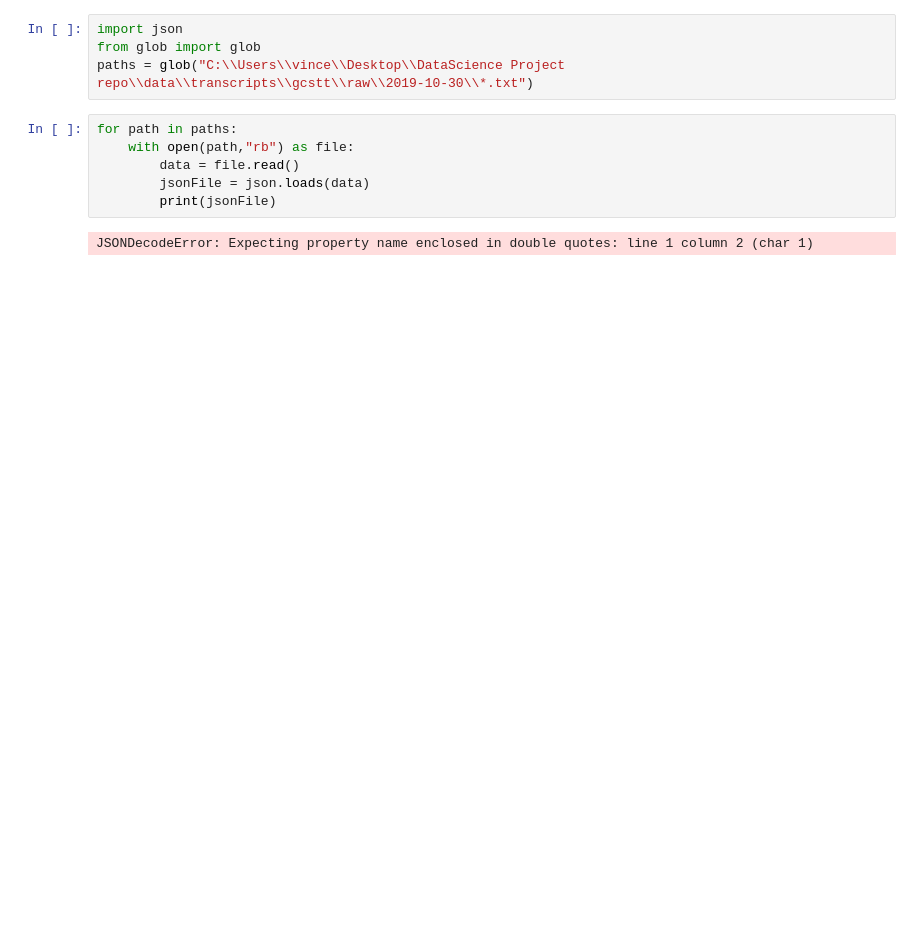
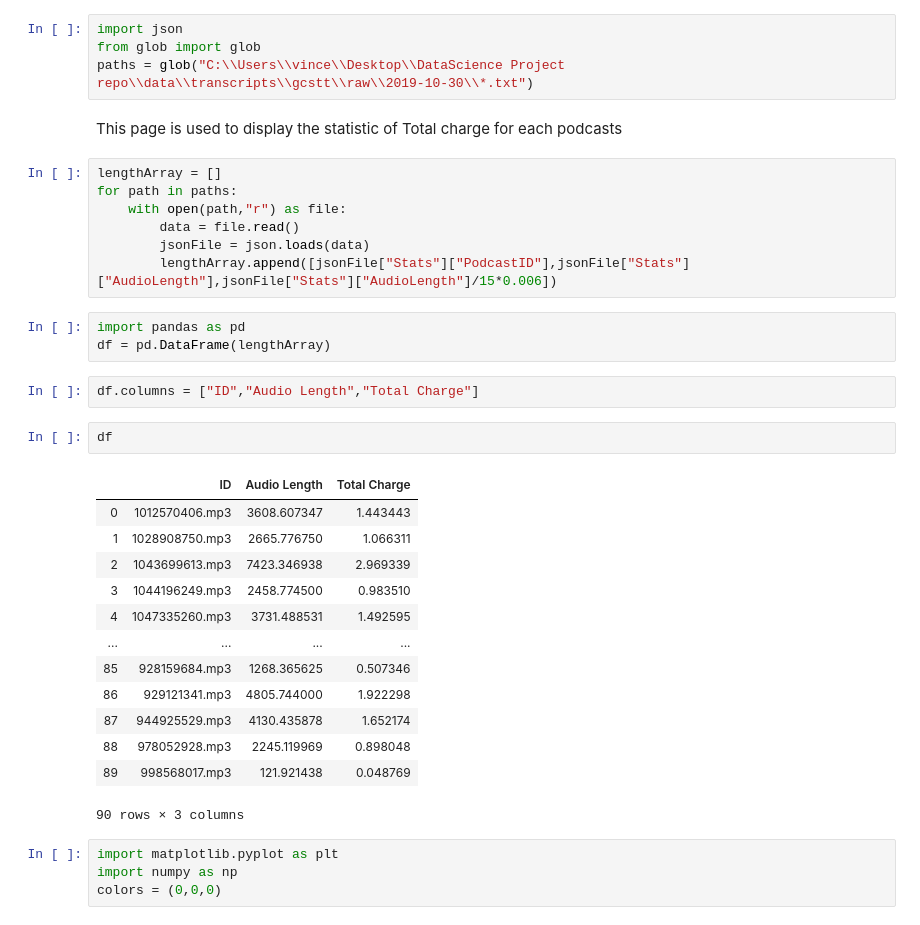
Before and after one commit to UNCG-CSE/Podknow, a Jupyter notebook: util/scripts/VincentScripts/apiStatistics.ipynb, the cells around one changed output. Saved outputs shown, nothing was run; the diff lists cells and outputs as text; blank space fills up the shorter version.

Commit message:
Cost statistic

```diff
--- a/util/scripts/VincentScripts/apiStatistics.ipynb
+++ b/util/scripts/VincentScripts/apiStatistics.ipynb
@@ -2,11 +2,37 @@
 import json
 from glob import glob
 paths = glob("C:\\Users\\vince\\Desktop\\DataScience Project repo\\data\\transcripts\\gcstt\\raw\\2019-10-30\\*.txt")
+# %% [markdown]
+This page is used to display the statistic of Total charge for each podcasts
 # %%
+lengthArray = []
 for path in paths:
-    with open(path,"rb") as file:
+    with open(path,"r") as file:
         data = file.read()
         jsonFile = json.loads(data)
-        print(jsonFile)
+        lengthArray.append([jsonFile["Stats"]["PodcastID"],jsonFile["Stats"]["AudioLength"],jsonFile["Stats"]["AudioLength"]/15*0.006])
-# %% [output]
-JSONDecodeError: Expecting property name enclosed in double quotes: line 1 column 2 (char 1)
+# %%
+import pandas as pd
+df = pd.DataFrame(lengthArray)
+# %%
+df.columns = ["ID","Audio Length","Total Charge"]
+# %%
+df
+# %% [output]
+|  | ID | Audio Length | Total Charge |
+| 0 | 1012570406.mp3 | 3608.607347 | 1.443443 |
+| 1 | 1028908750.mp3 | 2665.776750 | 1.066311 |
+| 2 | 1043699613.mp3 | 7423.346938 | 2.969339 |
+| 3 | 1044196249.mp3 | 2458.774500 | 0.983510 |
+| 4 | 1047335260.mp3 | 3731.488531 | 1.492595 |
+| ... | ... | ... | ... |
+| 85 | 928159684.mp3 | 1268.365625 | 0.507346 |
+| 86 | 929121341.mp3 | 4805.744000 | 1.922298 |
+| 87 | 944925529.mp3 | 4130.435878 | 1.652174 |
+| 88 | 978052928.mp3 | 2245.119969 | 0.898048 |
+| 89 | 998568017.mp3 | 121.921438 | 0.048769 |
+90 rows × 3 columns
+# %%
+import matplotlib.pyplot as plt
+import numpy as np
+colors = (0,0,0)
```
Also changed, not shown: parts of 34 cells of this notebook, 1 other file.
